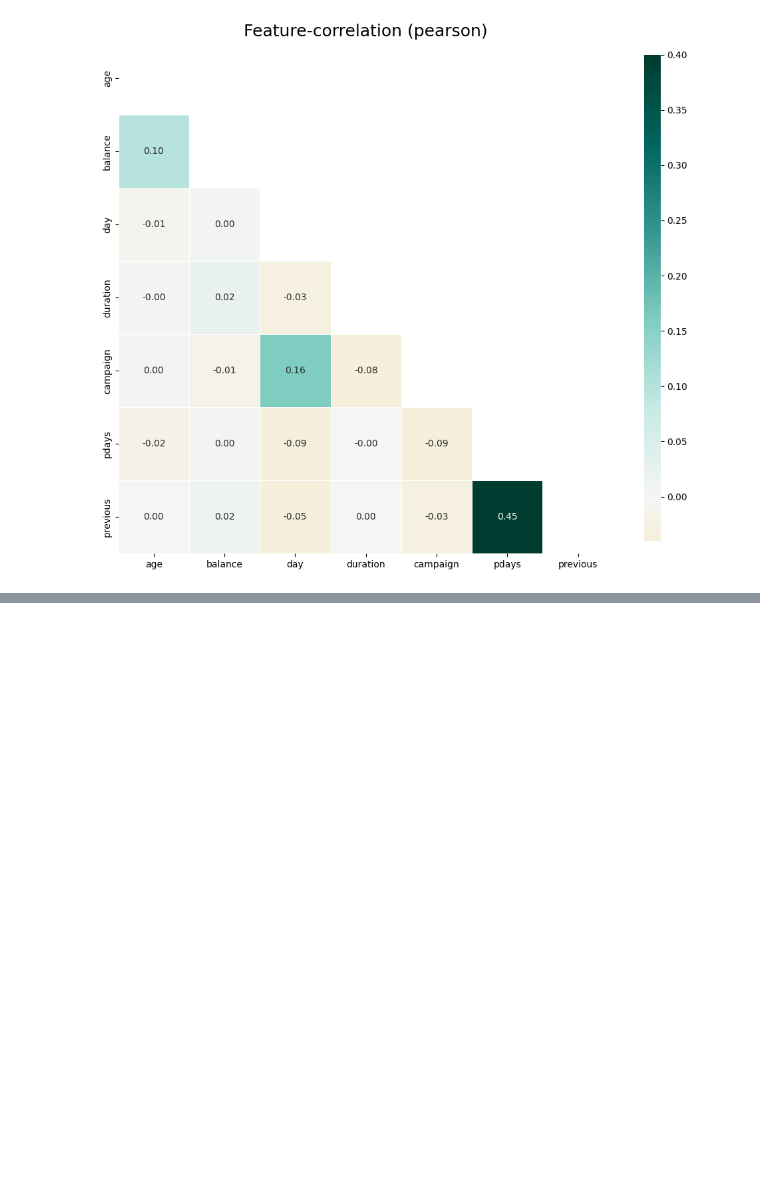
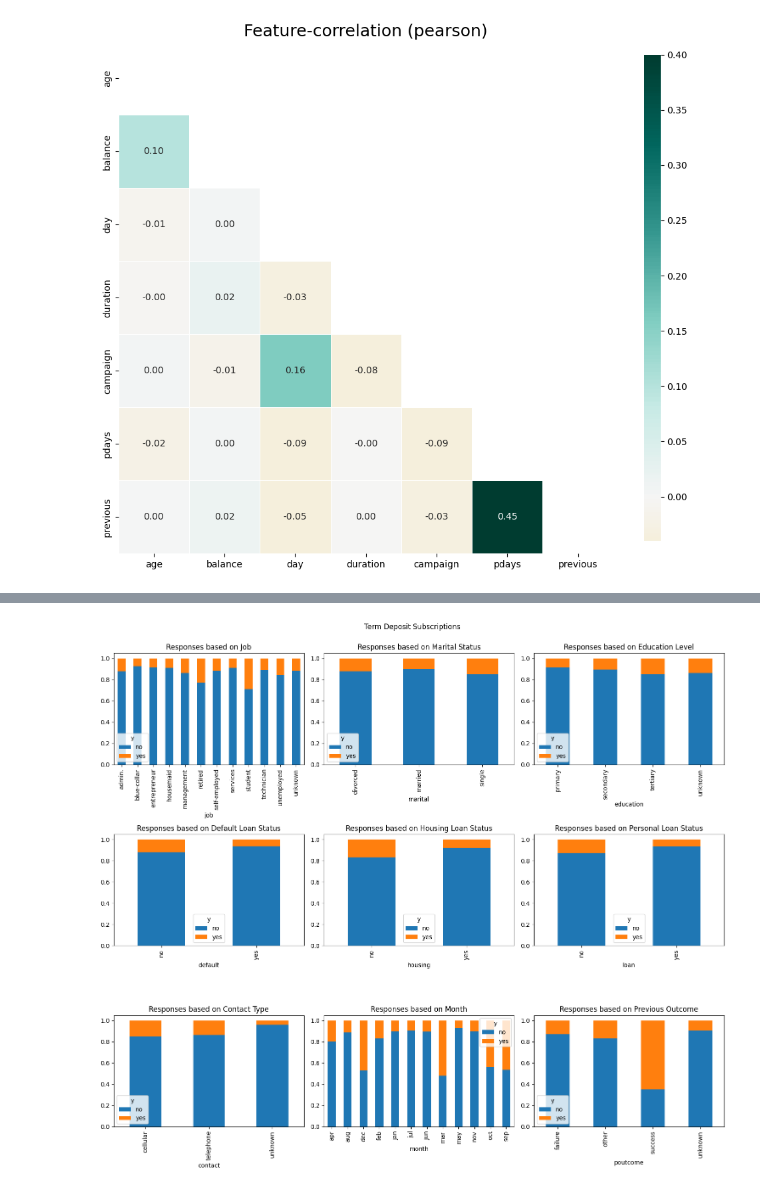
Before and after one commit to CalebMcCurdy/Bank-Term-Deposit-Predictions, a Jupyter notebook: Final Project.ipynb, the cells around one changed output, grey strips where cells are left out. Saved outputs shown, nothing was run; the diff lists cells and outputs as text; code cells hidden in the pictures; blank space fills up the shorter version.

```diff
--- a/Final Project.ipynb
+++ b/Final Project.ipynb
@@ -91,0 +172,53 @@ crosstab_norm.plot(kind='bar', stacked = True, title = 'Normalized Bar Graph of
+# %%
+fig, axes = plt.subplots(nrows=3, ncols=3, figsize=(15, 13))
+fig.suptitle('Term Deposit Subscriptions', y=1)
+
+# plotting by job
+ax0 = pd.crosstab(bank['job'], bank['y'])
+ax0 = ax0.div(ax0.sum(1),axis = 0).plot(kind='bar', stacked = True, ax=axes[0][0])
+ax0.set_title('Responses based on Job')
+
+# plotting by marital
+ax1 = pd.crosstab(bank['marital'], bank['y'])
+ax1 = ax1.div(ax1.sum(1),axis = 0).plot(kind='bar', stacked = True, ax=axes[0][1])
+ax1.set_title('Responses based on Marital Status')
+
+# plotting by education
+ax2 = pd.crosstab(bank['education'], bank['y'])
+ax2 = ax2.div(ax2.sum(1),axis = 0).plot(kind='bar', stacked = True, ax=axes[0][2])
+ax2.set_title('Responses based on Education Level')
+
+# plotting by default
+ax3 = pd.crosstab(bank['default'], bank['y'])
+ax3 = ax3.div(ax3.sum(1),axis = 0).plot(kind='bar', stacked = True, ax=axes[1][0])
+ax3.set_title('Responses based on Default Loan Status')
+
+# plotting by housing
+ax4 = pd.crosstab(bank['housing'], bank['y'])
+ax4 = ax4.div(ax4.sum(1),axis = 0).plot(kind='bar', stacked = True, ax=axes[1][1])
+ax4.set_title('Responses based on Housing Loan Status')
+
+# plotting by loan
+ax5 = pd.crosstab(bank['loan'], bank['y'])
+ax5 = ax5.div(ax5.sum(1),axis = 0).plot(kind='bar', stacked = True, ax=axes[1][2])
+ax5.set_title('Responses based on Personal Loan Status')
+
+# plotting by contact
+ax6 = pd.crosstab(bank['contact'], bank['y'])
+ax6 = ax6.div(ax6.sum(1),axis = 0).plot(kind='bar', stacked = True, ax=axes[2][0])
+ax6.set_title('Responses based on Contact Type')
+
+# plotting by month
+ax7 = pd.crosstab(bank['month'], bank['y'])
+ax7 = ax7.div(ax7.sum(1),axis = 0).plot(kind='bar', stacked = True, ax=axes[2][1])
+ax7.set_title('Responses based on Month')
+
+# plotting by poutcome
+ax8 = pd.crosstab(bank['poutcome'], bank['y'])
+ax8 = ax8.div(ax8.sum(1),axis = 0).plot(kind='bar', stacked = True, ax=axes[2][2])
+ax8.set_title('Responses based on Previous Outcome')
+
+plt.tight_layout()
+plt.show()
+# %% [output]
+[figure, added]
```
Also changed, not shown: parts of 8 cells of this notebook.
